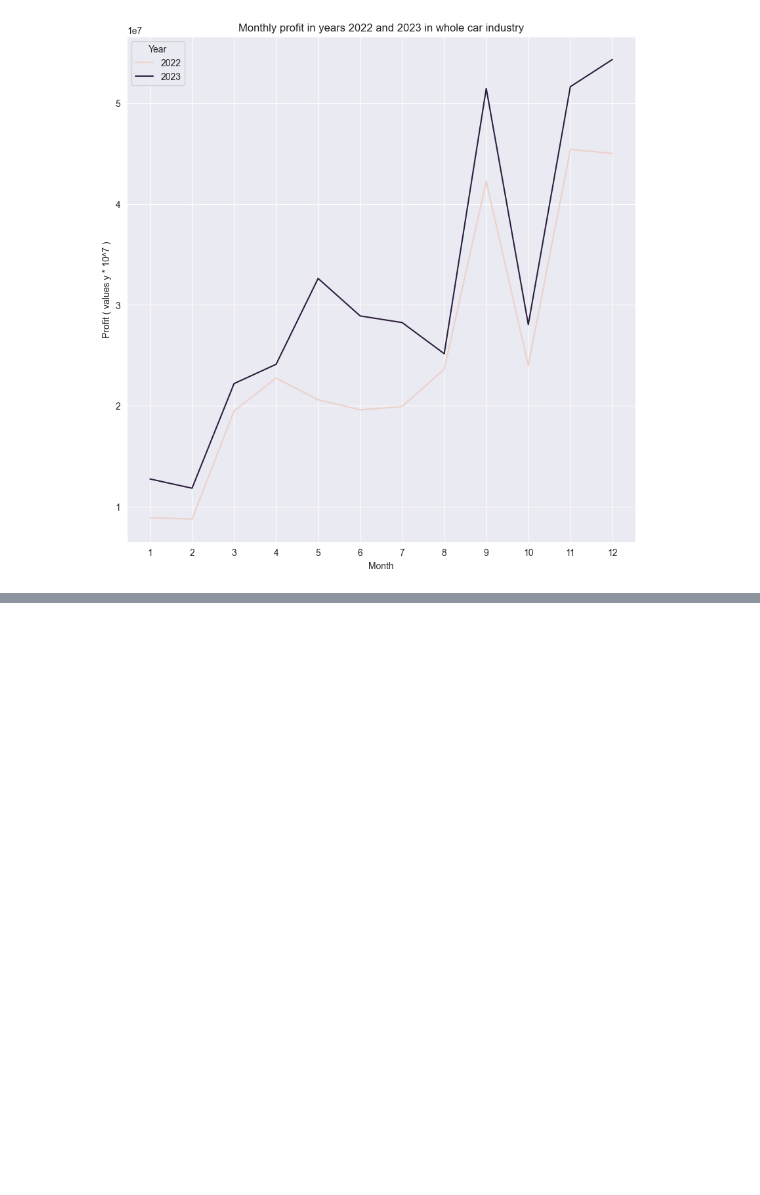
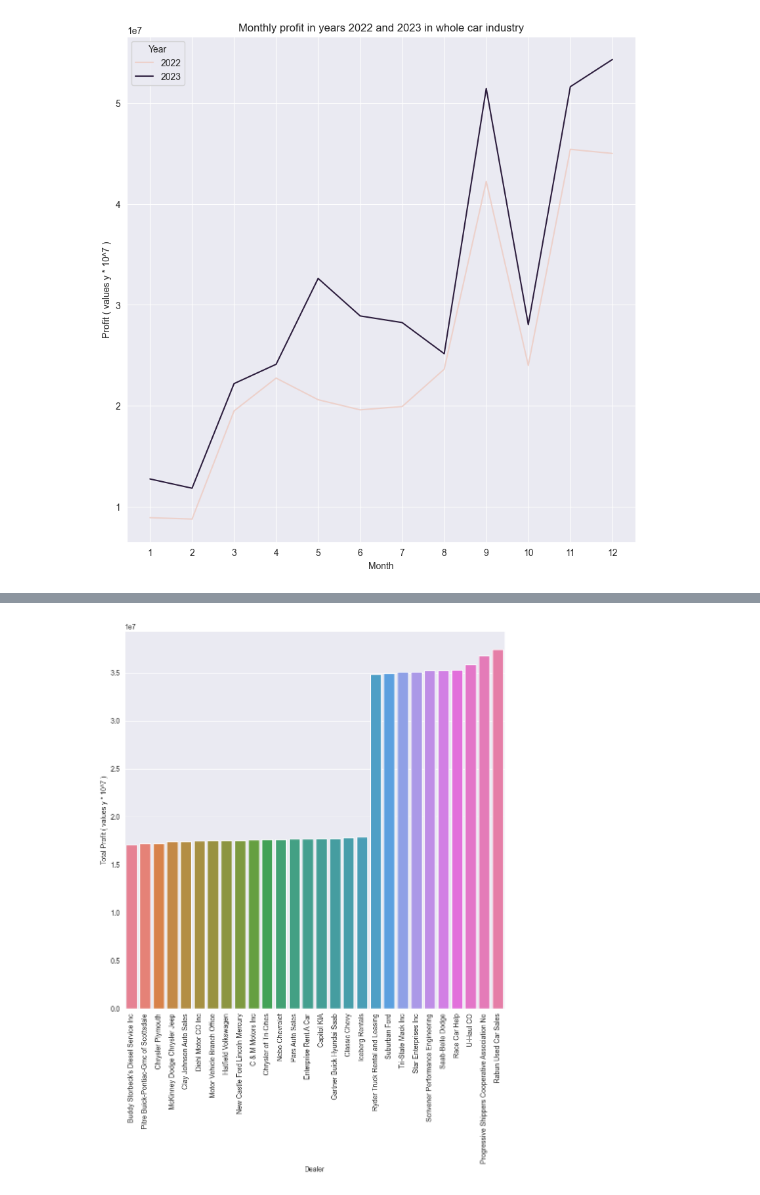
Before and after one commit to File500/Data_science_and_analysis, a Jupyter notebook: analysis/visual_analysis/car_ownership_and_sales_EDA.ipynb, the cells around one changed output, grey strips where cells are left out. Drawn from its saved outputs; the diff is of its cells as text; code cells hidden in the pictures; blank space fills up the shorter version.

Commit message:
sales data visualisation done, moving to statistical analysis

```diff
--- a/analysis/visual_analysis/car_ownership_and_sales_EDA.ipynb
+++ b/analysis/visual_analysis/car_ownership_and_sales_EDA.ipynb
@@ -391,4 +391,7 @@ plt.show()
 # %% [output]
 [figure]
 # %%
-# Dealer_Name and Profit
+filtered = sql_to_df('''select Dealer_Name, sum(Price) as Total_Profit from sales
+                        group by Dealer_Name
+                        order by Total_Profit asc ''')
+filtered
@@ -395,2 +416,10 @@ plt.show()
+# %%
+plt.figure(figsize=(10,10))
+ax = sb.barplot(data=filtered, x='Dealer_Name', y='Total_Profit', hue='Dealer_Name')
+plt.xticks(rotation=90)
+ax.set(ylabel='Total Profit ( values y * 10^7 )', xlabel='Dealer')
+plt.show()
+# %% [output]
+[figure, added]
 # %%
 # Gender and Body_Style
```
Also changed, not shown: parts of 15 cells of this notebook, 1 other file.
